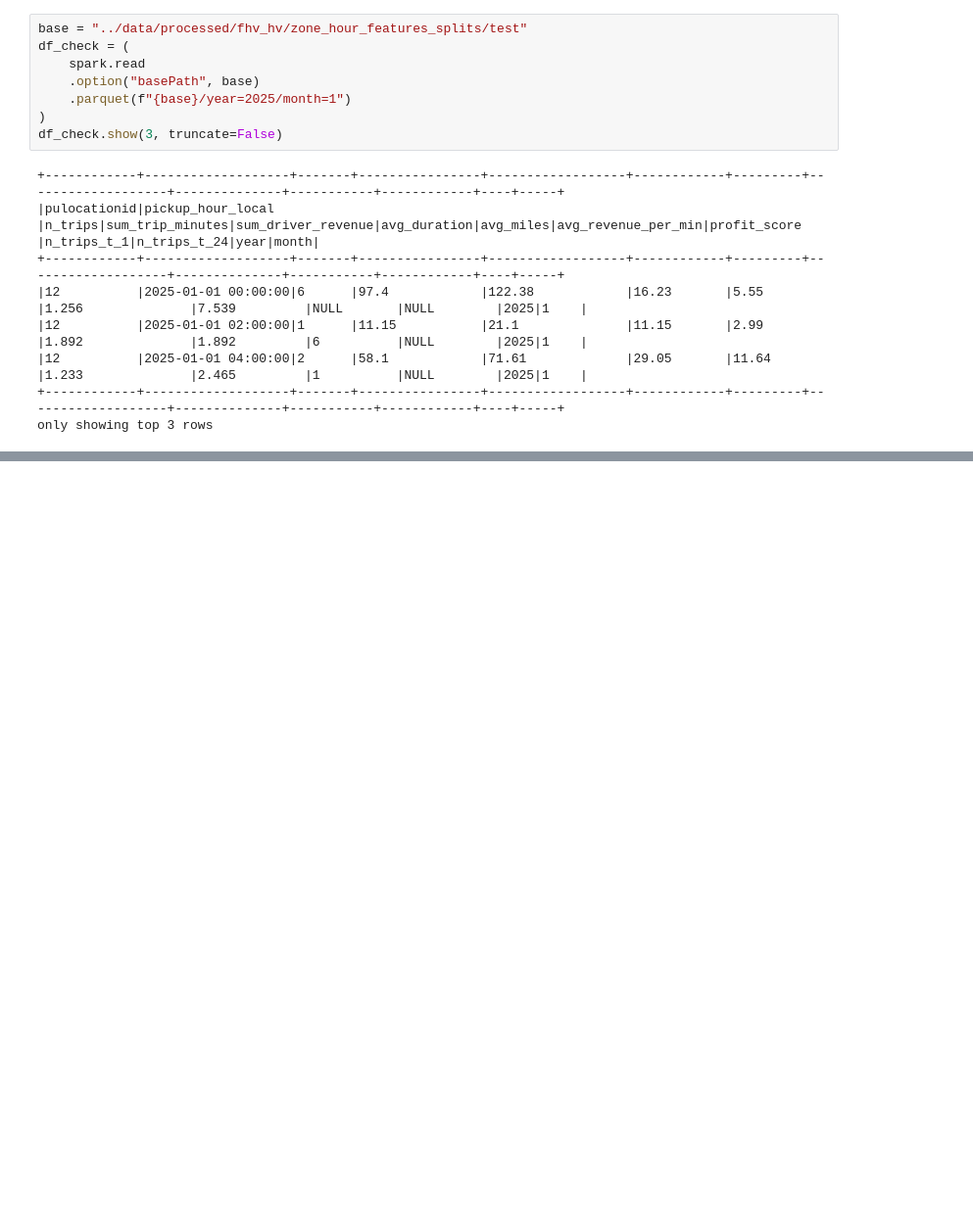
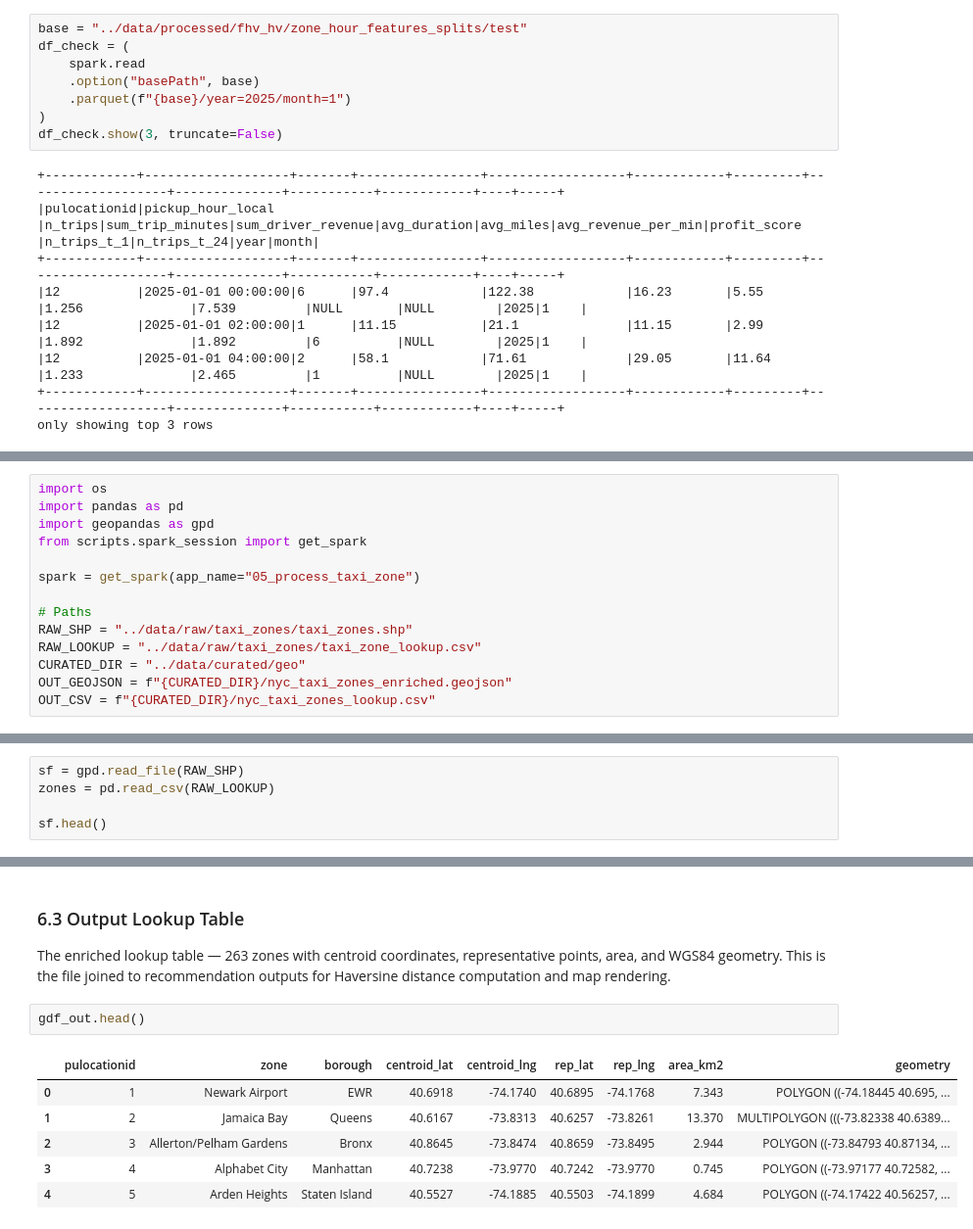
Before and after one commit to Idalu1219/nyc-rideshare-profit-zone-recommender, a Jupyter notebook: notebooks/01_data_pipeline.ipynb, the cells around one changed output, grey strips where cells are left out. Shown at 98% size. Saved outputs shown, nothing was run; the diff lists cells and outputs as text; blank space fills up the shorter version.

```diff
--- a/notebooks/01_data_pipeline.ipynb
+++ b/notebooks/01_data_pipeline.ipynb
@@ -451,0 +1052,14 @@ only showing top 3 rows
+# %%
+import os
+import pandas as pd
+import geopandas as gpd
+from scripts.spark_session import get_spark
+
+spark = get_spark(app_name="05_process_taxi_zone")
+
+# Paths
+RAW_SHP = "../data/raw/taxi_zones/taxi_zones.shp"
+RAW_LOOKUP = "../data/raw/taxi_zones/taxi_zone_lookup.csv"
+CURATED_DIR = "../data/curated/geo"
+OUT_GEOJSON = f"{CURATED_DIR}/nyc_taxi_zones_enriched.geojson"
+OUT_CSV = f"{CURATED_DIR}/nyc_taxi_zones_lookup.csv"
@@ -451,0 +1075,5 @@ only showing top 3 rows
+# %%
+sf = gpd.read_file(RAW_SHP)
+zones = pd.read_csv(RAW_LOOKUP)
+
+sf.head()
@@ -451,0 +1160,13 @@ only showing top 3 rows
+# %% [markdown]
+### 6.3 Output Lookup Table
+
+The enriched lookup table — 263 zones with centroid coordinates, representative points, area, and WGS84 geometry. This is the file joined to recommendation outputs for Haversine distance computation and map rendering.
+# %%
+gdf_out.head()
+# %% [output]
+|  | pulocationid | zone | borough | centroid_lat | centroid_lng | rep_lat | rep_lng | area_km2 | geometry |
+| 0 | 1 | Newark Airport | EWR | 40.6918 | -74.1740 | 40.6895 | -74.1768 | 7.343 | POLYGON ((-74.18445 40.695, ... |
+| 1 | 2 | Jamaica Bay | Queens | 40.6167 | -73.8313 | 40.6257 | -73.8261 | 13.370 | MULTIPOLYGON (((-73.82338 40.6389... |
+| 2 | 3 | Allerton/Pelham Gardens | Bronx | 40.8645 | -73.8474 | 40.8659 | -73.8495 | 2.944 | POLYGON ((-73.84793 40.87134, ... |
+| 3 | 4 | Alphabet City | Manhattan | 40.7238 | -73.9770 | 40.7242 | -73.9770 | 0.745 | POLYGON ((-73.97177 40.72582, ... |
+| 4 | 5 | Arden Heights | Staten Island | 40.5527 | -74.1885 | 40.5503 | -74.1899 | 4.684 | POLYGON ((-74.17422 40.56257, ... |
```
Also changed, not shown: parts of 42 cells of this notebook.
